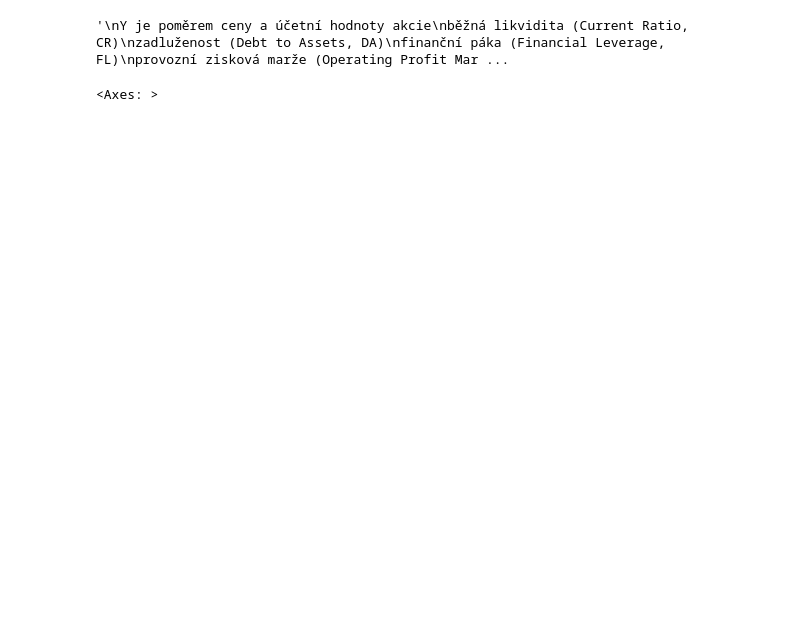
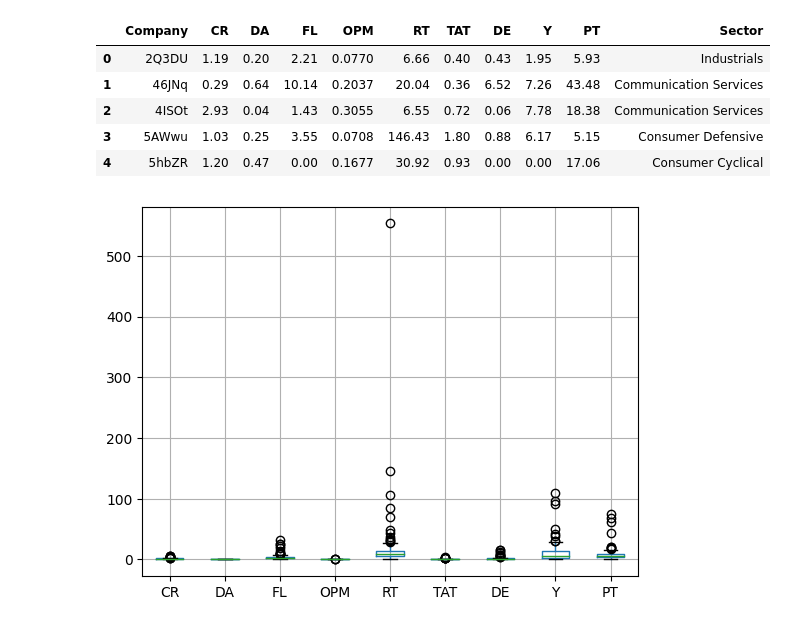
Before and after one commit to MonikaPap/pandas_autumn2023, a Jupyter notebook: fin_indik_regrese.ipynb, the cells around one changed output. Drawn from its saved outputs; the diff is of its cells as text; code cells hidden in the pictures; blank space fills up the shorter version.

```diff
--- a/fin_indik_regrese.ipynb
+++ b/fin_indik_regrese.ipynb
@@ -9,10 +9,6 @@ import statsmodels.formula.api as smf
 import matplotlib.pyplot as plt
 from statsmodels.stats.outliers_influence import OLSInfluence
 
-# Nacteni dat
-df = pd.read_csv("df.csv")
-df.head()
-
 # Info k souboru
 '''
 Y je poměrem ceny a účetní hodnoty akcie
@@ -23,10 +19,20 @@ provozní zisková marže (Operating Profit Margin, OPM)
 obrat pohledávek (Receivables Turnover, RT)
 obrat celkových aktiv (Total Assets Turnover, TAT)
 '''
+
+# Nacteni dat
+df = pd.read_csv("df.csv")
+df.head()
 # %% [output]
-'\nY je poměrem ceny a účetní hodnoty akcie\nběžná likvidita (Current Ratio, CR)\nzadluženost (Debt to Assets, DA)\nfinanční páka (Financial Leverage, FL)\nprovozní zisková marže (Operating Profit Mar ...
+|  | Company | CR | DA | FL | OPM | RT | TAT | DE | Y | PT | Sector |
+| 0 | 2Q3DU | 1.19 | 0.20 | 2.21 | 0.0770 | 6.66 | 0.40 | 0.43 | 1.95 | 5.93 | Industrials |
+| 1 | 46JNq | 0.29 | 0.64 | 10.14 | 0.2037 | 20.04 | 0.36 | 6.52 | 7.26 | 43.48 | Communication Services |
+| 2 | 4ISOt | 2.93 | 0.04 | 1.43 | 0.3055 | 6.55 | 0.72 | 0.06 | 7.78 | 18.38 | Communication Services |
+| 3 | 5AWwu | 1.03 | 0.25 | 3.55 | 0.0708 | 146.43 | 1.80 | 0.88 | 6.17 | 5.15 | Consumer Defensive |
+| 4 | 5hbZR | 1.20 | 0.47 | 0.00 | 0.1677 | 30.92 | 0.93 | 0.00 | 0.00 | 17.06 | Consumer Cyclical |
 # %%
-df.boxplot()
+boxplot = df.boxplot()
+plt.show(boxplot)
 # => odlehlá pozorování u RT (obrat pohledávak)
 # %% [output]
-<Axes: >
+[figure, added]
```
Also changed, not shown: parts of 17 cells of this notebook.
